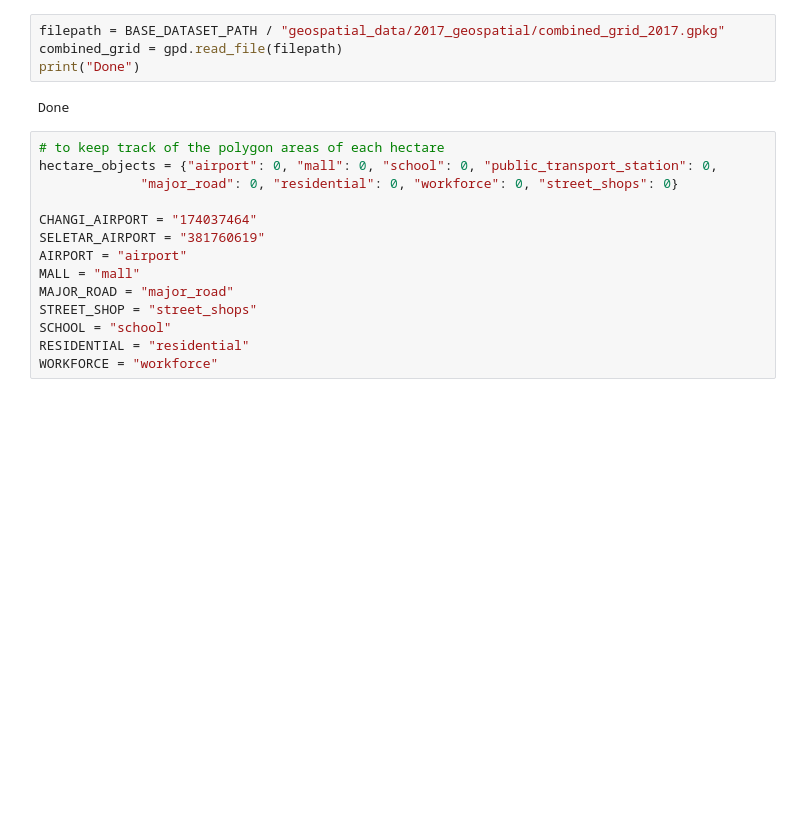
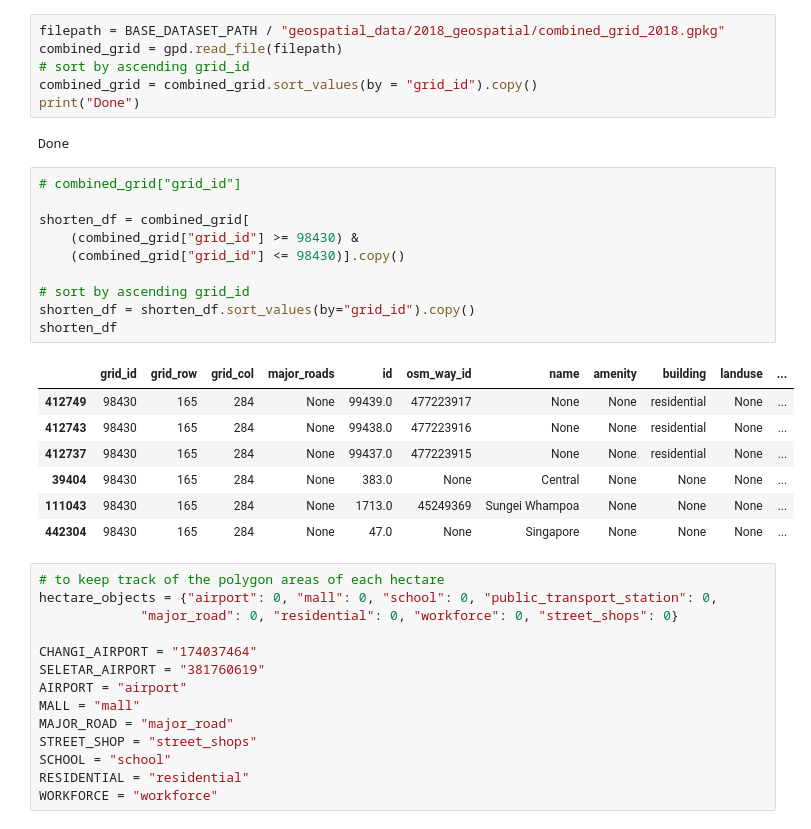
Before and after one commit to axellee1994/AED-OHCA, a Jupyter notebook: src/rq2/using_openstreetmaps.ipynb, the cells around one changed output. Cells and saved outputs as stored; diff of their text form; blank space fills up the shorter version.

```diff
--- a/src/rq2/using_openstreetmaps.ipynb
+++ b/src/rq2/using_openstreetmaps.ipynb
@@ -621,9 +619,29 @@ ogr2ogr -f GPKG combined_grid_2017.gpkg PG:"dbname=postgis user=yitong" combined
 # %%
-filepath = BASE_DATASET_PATH / "geospatial_data/2017_geospatial/combined_grid_2017.gpkg"
+filepath = BASE_DATASET_PATH / "geospatial_data/2018_geospatial/combined_grid_2018.gpkg"
 combined_grid = gpd.read_file(filepath)
+# sort by ascending grid_id
+combined_grid = combined_grid.sort_values(by = "grid_id").copy()
 print("Done")
 # %% [output]
 Done
+# %%
+# combined_grid["grid_id"]
+
+shorten_df = combined_grid[
+    (combined_grid["grid_id"] >= 98430) &
+    (combined_grid["grid_id"] <= 98430)].copy()
+
+# sort by ascending grid_id
+shorten_df = shorten_df.sort_values(by="grid_id").copy()
+shorten_df
+# %% [output]
+|  | grid_id | grid_row | grid_col | major_roads | id | osm_way_id | name | amenity | building | landuse | ... |
+| 412749 | 98430 | 165 | 284 | None | 99439.0 | 477223917 | None | None | residential | None | ... |
+| 412743 | 98430 | 165 | 284 | None | 99438.0 | 477223916 | None | None | residential | None | ... |
+| 412737 | 98430 | 165 | 284 | None | 99437.0 | 477223915 | None | None | residential | None | ... |
+| 39404 | 98430 | 165 | 284 | None | 383.0 | None | Central | None | None | None | ... |
+| 111043 | 98430 | 165 | 284 | None | 1713.0 | 45249369 | Sungei Whampoa | None | None | None | ... |
+| 442304 | 98430 | 165 | 284 | None | 47.0 | None | Singapore | None | None | None | ... |
 # %%
 # to keep track of the polygon areas of each hectare
 hectare_objects = {"airport": 0, "mall": 0, "school": 0, "public_transport_station": 0,
```
Also changed, not shown: parts of 18 cells of this notebook, 5 other files.
